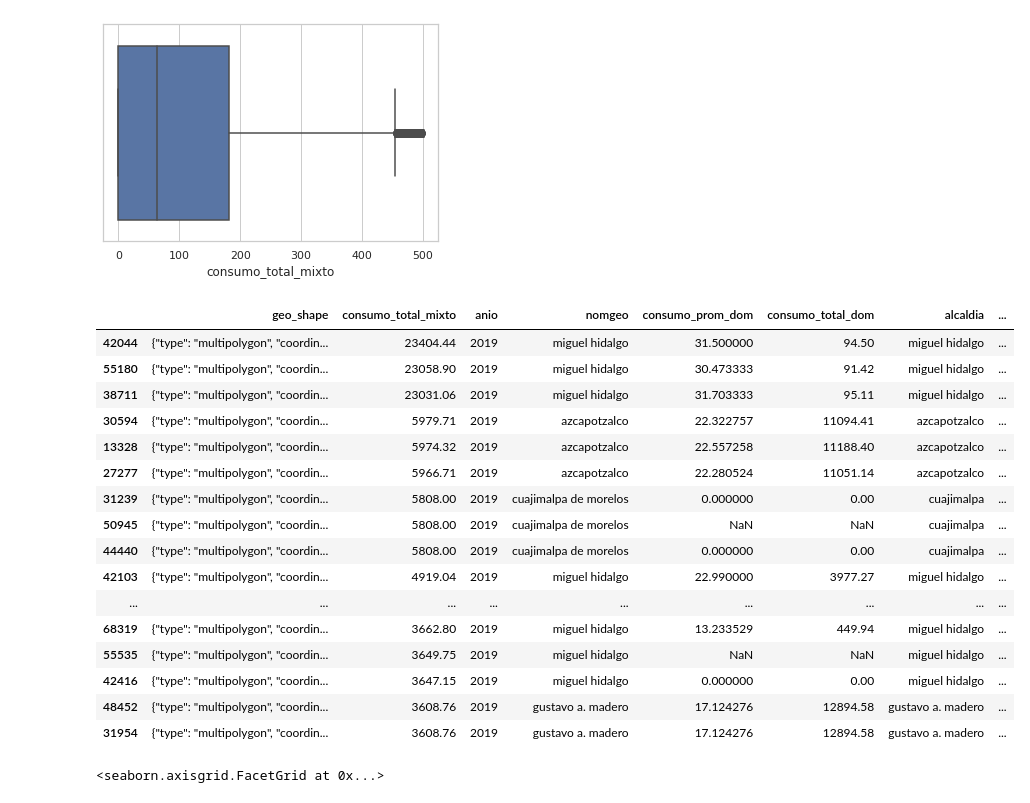
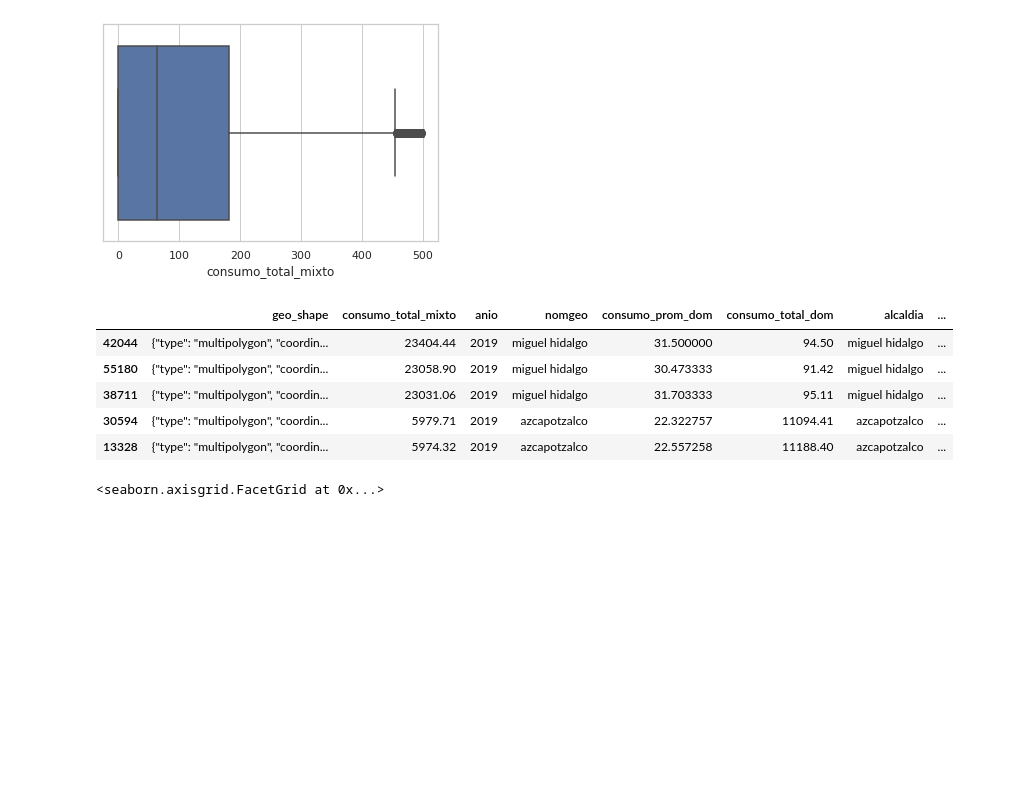
Before and after one commit to rafaelortegar/ids_t2_equipo, a Jupyter notebook: notebooks/eda_rafaelortega.ipynb, the cells around one changed output. Saved outputs shown, nothing was run; the diff lists cells and outputs as text; code cells hidden in the pictures; blank space fills up the shorter version.

```diff
--- a/notebooks/eda_rafaelortega.ipynb
+++ b/notebooks/eda_rafaelortega.ipynb
@@ -92,0 +88,3 @@ sns.displot(agua, x="consumo_total_mixto")
+# %%
+agua.drop(columns =["anio"], inplace = True)
+sns.pairplot(agua, hue='indice_des')
@@ -133,25 +180,14 @@ ax = sns.boxplot(x=agua.loc[agua["consumo_total_mixto"] < 500]["consumo_total_mi
 # %% [output]
 [figure]
 # %%
-agua.sort_values('consumo_total_mixto', ascending = False).head(20)
+agua.sort_values('consumo_total_mixto', ascending = False).head()
 # %% [output]
 |  | geo_shape | consumo_total_mixto | anio | nomgeo | consumo_prom_dom | consumo_total_dom | alcaldia | ... |
 | 42044 | {"type": "multipolygon", "coordin... | 23404.44 | 2019 | miguel hidalgo | 31.500000 | 94.50 | miguel hidalgo | ... |
 | 55180 | {"type": "multipolygon", "coordin... | 23058.90 | 2019 | miguel hidalgo | 30.473333 | 91.42 | miguel hidalgo | ... |
 | 38711 | {"type": "multipolygon", "coordin... | 23031.06 | 2019 | miguel hidalgo | 31.703333 | 95.11 | miguel hidalgo | ... |
 | 30594 | {"type": "multipolygon", "coordin... | 5979.71 | 2019 | azcapotzalco | 22.322757 | 11094.41 | azcapotzalco | ... |
 | 13328 | {"type": "multipolygon", "coordin... | 5974.32 | 2019 | azcapotzalco | 22.557258 | 11188.40 | azcapotzalco | ... |
-| 27277 | {"type": "multipolygon", "coordin... | 5966.71 | 2019 | azcapotzalco | 22.280524 | 11051.14 | azcapotzalco | ... |
-| 31239 | {"type": "multipolygon", "coordin... | 5808.00 | 2019 | cuajimalpa de morelos | 0.000000 | 0.00 | cuajimalpa | ... |
-| 50945 | {"type": "multipolygon", "coordin... | 5808.00 | 2019 | cuajimalpa de morelos | NaN | NaN | cuajimalpa | ... |
-| 44440 | {"type": "multipolygon", "coordin... | 5808.00 | 2019 | cuajimalpa de morelos | 0.000000 | 0.00 | cuajimalpa | ... |
-| 42103 | {"type": "multipolygon", "coordin... | 4919.04 | 2019 | miguel hidalgo | 22.990000 | 3977.27 | miguel hidalgo | ... |
-| ... | ... | ... | ... | ... | ... | ... | ... | ... |
-| 68319 | {"type": "multipolygon", "coordin... | 3662.80 | 2019 | miguel hidalgo | 13.233529 | 449.94 | miguel hidalgo | ... |
-| 55535 | {"type": "multipolygon", "coordin... | 3649.75 | 2019 | miguel hidalgo | NaN | NaN | miguel hidalgo | ... |
-| 42416 | {"type": "multipolygon", "coordin... | 3647.15 | 2019 | miguel hidalgo | 0.000000 | 0.00 | miguel hidalgo | ... |
-| 48452 | {"type": "multipolygon", "coordin... | 3608.76 | 2019 | gustavo a. madero | 17.124276 | 12894.58 | gustavo a. madero | ... |
-| 31954 | {"type": "multipolygon", "coordin... | 3608.76 | 2019 | gustavo a. madero | 17.124276 | 12894.58 | gustavo a. madero | ... |
 # %%
 sns.displot(agua, x="consumo_total_mixto")
 # %% [output]
```
Also changed, not shown: parts of 21 cells of this notebook.
